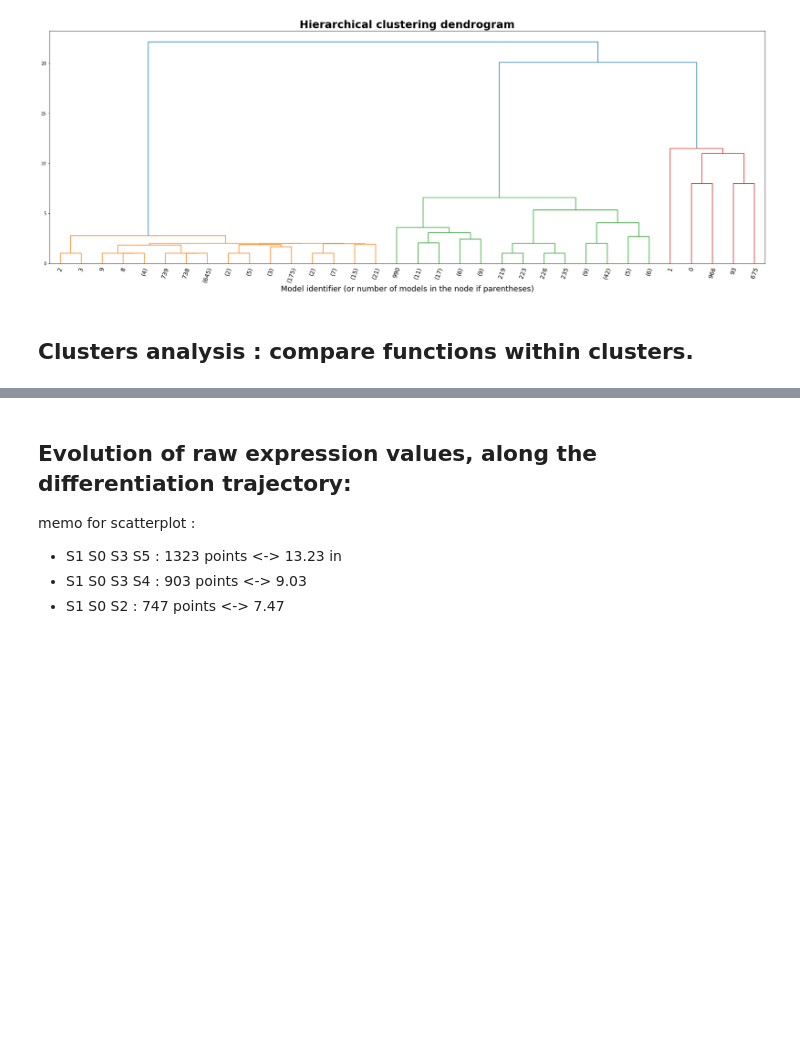
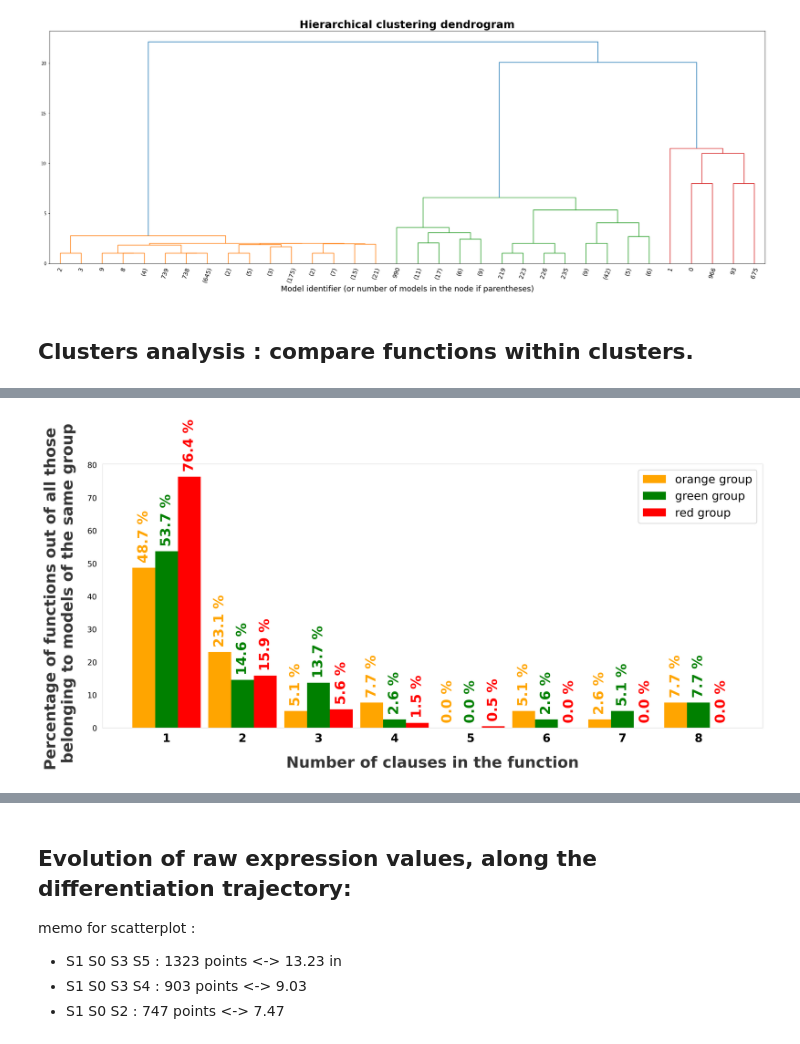
Before and after one commit to StephanieChevalier/notebooks_for_bonesis, a Jupyter notebook: applications/hematopoiesis/ensemble_analysis.ipynb, the cells around one changed output, grey strips where cells are left out. Drawn from its saved outputs; the diff is of its cells as text; code cells hidden in the pictures; blank space fills up the shorter version.

```diff
--- a/applications/hematopoiesis/ensemble_analysis.ipynb
+++ b/applications/hematopoiesis/ensemble_analysis.ipynb
@@ -303,0 +313,3 @@ plt.show()
+# %%
+def count_nb_of_clauses_of_a_function(function):
+    return len(function) if (function != True and function != False) else 1
@@ -303,0 +378,4 @@ plt.show()
+# %%
+nbOfFunctionsPerNode_red, nbOfFunctions_red, uniqueFunctionNode_red, nbOfClausesOfUniqueFunctionNode_red, nbOfClauses_red, nbOfComponentsInClause_red = count_nb_of_functions_per_node_per_cluster(cluster_red)
+nbOfFunctionsPerNode_orange, nbOfFunctions_orange, uniqueFunctionNode_orange, nbOfClausesOfUniqueFunctionNode_orange, nbOfClauses_orange, nbOfComponentsInClause_orange = count_nb_of_functions_per_node_per_cluster(cluster_orange)
+nbOfFunctionsPerNode_green, nbOfFunctions_green, uniqueFunctionNode_green, nbOfClausesOfUniqueFunctionNode_green, nbOfClauses_green, nbOfComponentsInClause_green = count_nb_of_functions_per_node_per_cluster(cluster_green)
@@ -303,0 +397,13 @@ plt.show()
+# %%
+# The barplot idea: show how many functions of the cluster models consist of x clauses
+def create_barplot_vectors_nb_functions_per_nb_clauses(nbOfClauses):
+    nbOfClauses_node = list()
+    nbOfFunctions_node = list()
+    for i in range(min(nbOfClauses), max(nbOfClauses)+1):
+        nbOfClauses_node.append(i)
+        nbOfFunctions_node.append(nbOfClauses.count(i))
+    return np.array(nbOfClauses_node), np.array(nbOfFunctions_node)/sum(nbOfFunctions_node)*100, np.array(nbOfFunctions_node)
+# %%
+nbOfClauses_barplot_red, nbOfFunctionsPercentage_barplot_red, nbOfFunctions_barplot_red = create_barplot_vectors_nb_functions_per_nb_clauses(nbOfClauses_red)
+nbOfClauses_barplot_orange, nbOfFunctionsPercentage_barplot_orange, nbOfFunctions_barplot_orange = create_barplot_vectors_nb_functions_per_nb_clauses(nbOfClauses_orange)
+nbOfClauses_barplot_green, nbOfFunctionsPercentage_barplot_green, nbOfFunctions_barplot_green = create_barplot_vectors_nb_functions_per_nb_clauses(nbOfClauses_green)
@@ -303,0 +412,63 @@ plt.show()
+# %%
+barWidth = 0.3
+
+xsize1 = range(len(nbOfFunctionsPercentage_barplot_orange))
+xsize2 = [x + barWidth for x in xsize1]
+xsize3 = [x + barWidth for x in xsize2]
+
+y1 = list(nbOfFunctionsPercentage_barplot_red)+[0,0,0]
+y2 = nbOfFunctionsPercentage_barplot_orange
+y3 = nbOfFunctionsPercentage_barplot_green
+label = [i+1 for i in range(len(nbOfFunctionsPercentage_barplot_orange))]
+
+fig = plt.figure(dpi=300)
+ax = fig.add_axes([0,0,2,1.2])
+bars2 = ax.bar(xsize1, y2, width=barWidth-0.0, color = 'orange', linewidth = 0)
+bars3 = ax.bar(xsize2, y3, width = barWidth-0.0, color = 'green', linewidth = 0)
+bars1 = ax.bar(xsize3, y1, width = barWidth-0.0, color = 'red', linewidth = 0)
+
+for i,rect in enumerate(bars1):
+    height = rect.get_height()
+    plt.text(rect.get_x() + rect.get_width() / 2.0, height, f" {y1[i]:.1f} %",
+      horizontalalignment='center',
+      verticalalignment='bottom',
+      color='red',
+      weight='bold', rotation=90, fontsize=18)
+
+for i,rect in enumerate(bars2):
+    height = rect.get_height()
+    plt.text(rect.get_x() + rect.get_width() / 2.0, height, f" {y2[i]:.1f} %",
+      horizontalalignment='center',
+      verticalalignment='bottom',
+      color='orange',
+      weight='bold', rotation=90, fontsize=18)
+
+for i,rect in enumerate(bars3):
+    height = rect.get_height()
+    plt.text(rect.get_x() + rect.get_width() / 2.0, height, f" {y3[i]:.1f} %",
+      horizontalalignment='center',
+      verticalalignment='bottom',
+      color='green',
+      weight='bold', rotation=90, fontsize=18)
+
+ax.spines['top'].set_color('#DDDDDD')#set_visible(False)
+ax.spines['right'].set_color('#DDDDDD')
+ax.spines['left'].set_color('#DDDDDD')
+ax.spines['bottom'].set_color('#DDDDDD')
+
+ax.set_axisbelow(True)
+ax.yaxis.grid(False)#(True, color='#EEEEEE')
+ax.xaxis.grid(False)
+
+ax.tick_params(bottom=False, left=False)
+
+plt.xticks([r + 2*barWidth / 2 for r in xsize1], label, weight='bold', fontsize=15)
+
+plt.legend(["orange group", "green group", "red group"],loc=1, fontsize = 15)
+
+# Add labels and a title. Note the use of `labelpad` and `pad` to add some
+# extra space between the text and the tick labels.
+ax.set_xlabel('Number of clauses in the function', labelpad=15, color='#333333', weight='bold', fontsize = 20)
+ax.set_ylabel("Percentage of functions out of all those \n belonging to models of the same group", labelpad=15, color='#333333', weight='bold', fontsize = 20)
+#ax.set_title('Complexité des fonctions constituant les modèles, selon le groupe.', pad=15, color='#333333', weight='bold')
+# %% [output]
@@ -303,0 +476 @@ plt.show()
+[figure, added]
```
Also changed, not shown: parts of 31 cells of this notebook, 3 other files.
